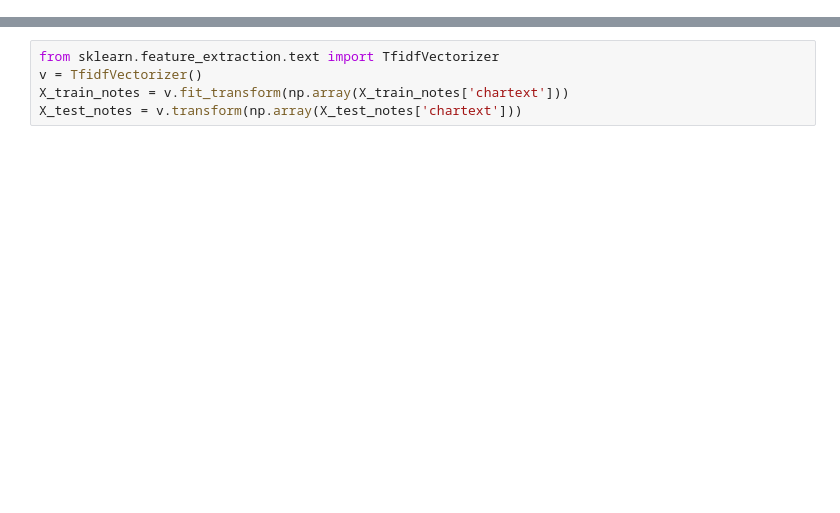
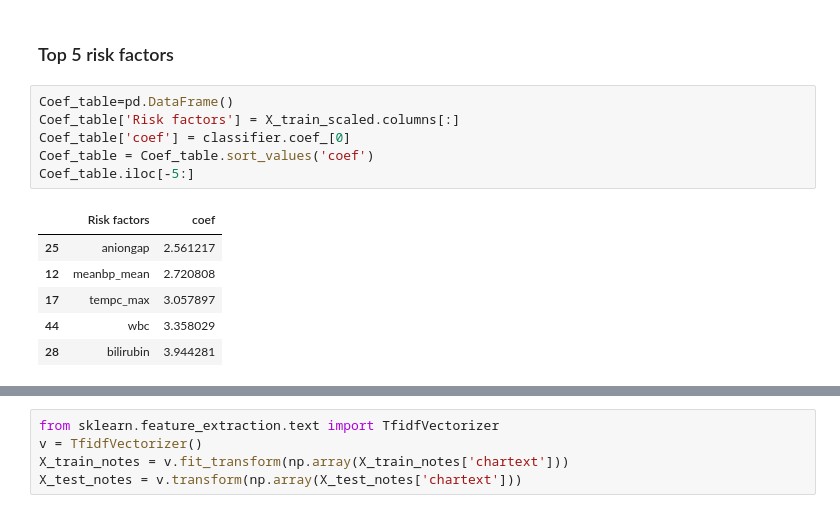
Before and after one commit to mathurp/ML_for_health, a Jupyter notebook: ML_for_health.ipynb, the cells around one changed output, grey strips where cells are left out. Drawn from its saved outputs; the diff is of its cells as text; blank space fills up the shorter version.

```diff
--- a/ML_for_health.ipynb
+++ b/ML_for_health.ipynb
@@ -152,0 +78,15 @@ Y_train_notes,Y_test_notes = Y_train_notes.drop(['train'],axis=1).values.squeeze
+# %% [markdown]
+### Top 5 risk factors
+# %%
+Coef_table=pd.DataFrame()
+Coef_table['Risk factors'] = X_train_scaled.columns[:]
+Coef_table['coef'] = classifier.coef_[0]
+Coef_table = Coef_table.sort_values('coef')
+Coef_table.iloc[-5:]
+# %% [output]
+|  | Risk factors | coef |
+| 25 | aniongap | 2.561217 |
+| 12 | meanbp_mean | 2.720808 |
+| 17 | tempc_max | 3.057897 |
+| 44 | wbc | 3.358029 |
+| 28 | bilirubin | 3.944281 |
```
Also changed, not shown: parts of 65 cells of this notebook, 1 other file.
